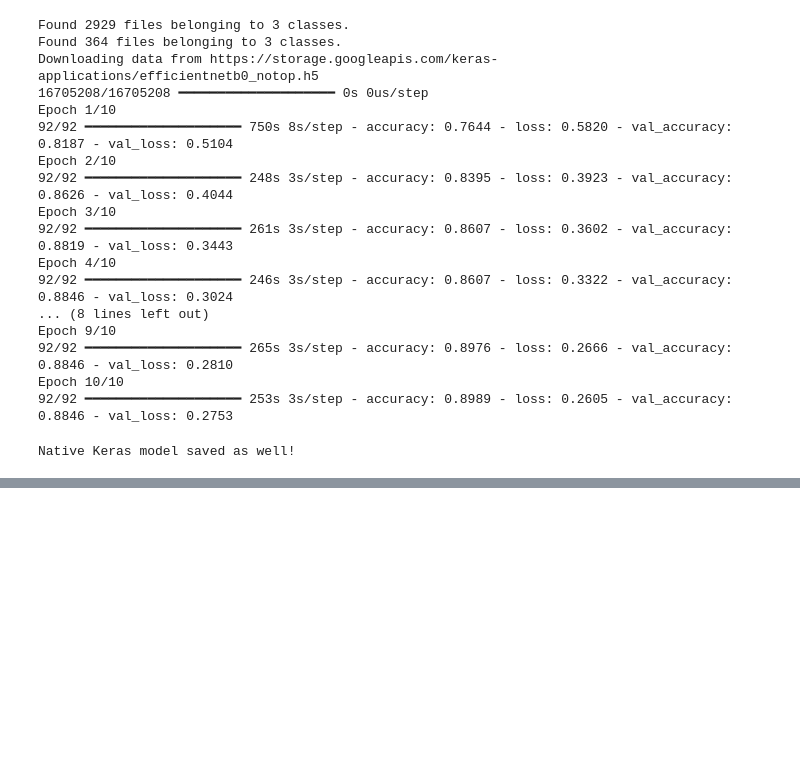
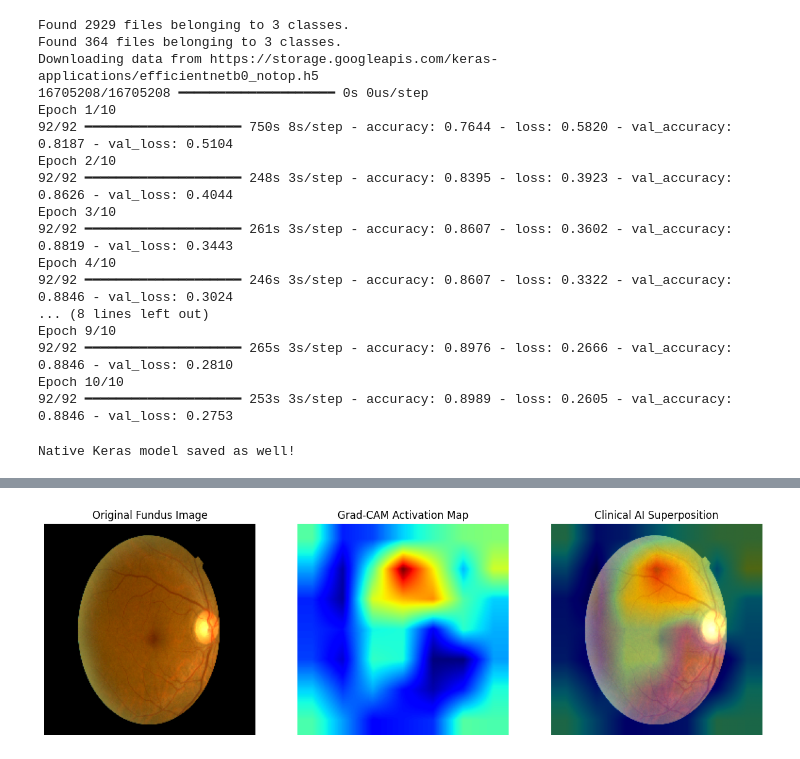
Before and after one commit to PandaX187/OcuTriage, a Jupyter notebook: OcuTriage_Model_Training.ipynb, the cells around one changed output, grey strips where cells are left out. Cells and saved outputs as stored; diff of their text form; code cells hidden in the pictures; blank space fills up the shorter version.

```diff
--- a/OcuTriage_Model_Training.ipynb
+++ b/OcuTriage_Model_Training.ipynb
@@ -128,3 +128,11 @@ model.save('/content/drive/MyDrive/OcuTriage_Project/ocutriage_model_v1.keras')
 print("Native Keras model saved as well!")
 # %% [output]
 Native Keras model saved as well!
+# %%
+import tensorflow as tf
+# Use the .keras extension to match the save you just made
+model_path = '/content/drive/MyDrive/OcuTriage_Project/ocutriage_model_v1.keras'
+model = tf.keras.models.load_model(model_path)
+
+print("✅ Model loaded successfully! Now running summary...")
+model.summary()
@@ -130,0 +169,87 @@ Native Keras model saved as well!
+# %%
+import numpy as np
+import tensorflow as tf
+import matplotlib.pyplot as plt
+import cv2
+
+# Pointed to your Red image
+test_img_path = '/content/drive/MyDrive/OcuTriage_Project/Final_Split_Data/test/Green_No_DR/10de500cf0c5.png'
+
+def generate_clinical_gradcam(img_array, model):
+    feature_extractor = model.get_layer("efficientnetb0")
+    classifier_layers = model.layers[1:]
+
+    with tf.GradientTape() as tape:
+        feature_maps = feature_extractor(img_array)
+        tape.watch(feature_maps)
+
+        x = feature_maps
+        # Run through all layers EXCEPT the final Dense layer (to avoid Softmax flattening)
+        for layer in classifier_layers[:-1]:
+            x = layer(x)
+
+        # Manually calculate the raw logits (Pre-Softmax)
+        final_dense = classifier_layers[-1]
+        logits = tf.matmul(x, final_dense.kernel) + final_dense.bias
+
+        top_pred_index = tf.argmax(logits[0])
+        top_class_channel = logits[:, top_pred_index]
+
+    # Calculate gradients based on the raw, un-squashed data
+    grads = tape.gradient(top_class_channel, feature_maps)
+    weights = tf.reduce_mean(grads, axis=(0, 1, 2))
+    output = feature_maps[0]
+    heatmap = tf.reduce_sum(tf.multiply(weights, output), axis=-1)
+
+    # Filter and Normalize
+    heatmap = np.maximum(heatmap, 0)
+    if np.max(heatmap) != 0:
+        heatmap /= np.max(heatmap)
+
+    return heatmap
+
+# --- CLINICAL VISUALIZATION ---
+
+img_raw = tf.keras.utils.load_img(test_img_path, target_size=(224, 224))
+img_tensor = tf.keras.utils.img_to_array(img_raw)
+
+# THE CRITICAL FIX: No "/ 255.0" here! We feed it the raw 0-255 pixels.
+img_tensor = np.expand_dims(img_tensor, axis=0)
+
+# Generate Map
+heatmap = generate_clinical_gradcam(img_tensor, model)
+
+# Resize & Colorize
+heatmap_resized = cv2.resize(heatmap, (224, 224))
+heatmap_rescaled = np.uint8(255 * heatmap_resized)
+jet = plt.get_cmap("jet")
+jet_colors = jet(np.arange(256))[:, :3]
+jet_heatmap = jet_colors[heatmap_rescaled]
+
+# We only divide by 255 here so matplotlib can display the original image properly
+original = cv2.imread(test_img_path)
+original = cv2.cvtColor(original, cv2.COLOR_BGR2RGB)
+original = cv2.resize(original, (224, 224)) / 255.0
+
+superimposed_img = jet_heatmap * 0.4 + original
+superimposed_img = np.clip(superimposed_img, 0, 1)
+
+# Display Output
+plt.figure(figsize=(15, 6))
+plt.subplot(1, 3, 1)
+plt.title("Original Fundus Image")
+plt.imshow(original)
+plt.axis('off')
+
+plt.subplot(1, 3, 2)
+plt.title("Grad-CAM Activation Map")
+plt.imshow(heatmap_resized, cmap='jet')
+plt.axis('off')
+
+plt.subplot(1, 3, 3)
+plt.title("Clinical AI Superposition")
+plt.imshow(superimposed_img)
+plt.axis('off')
+plt.show()
+# %% [output]
+[figure, added]
```
Also changed, not shown: parts of 2 cells of this notebook.
